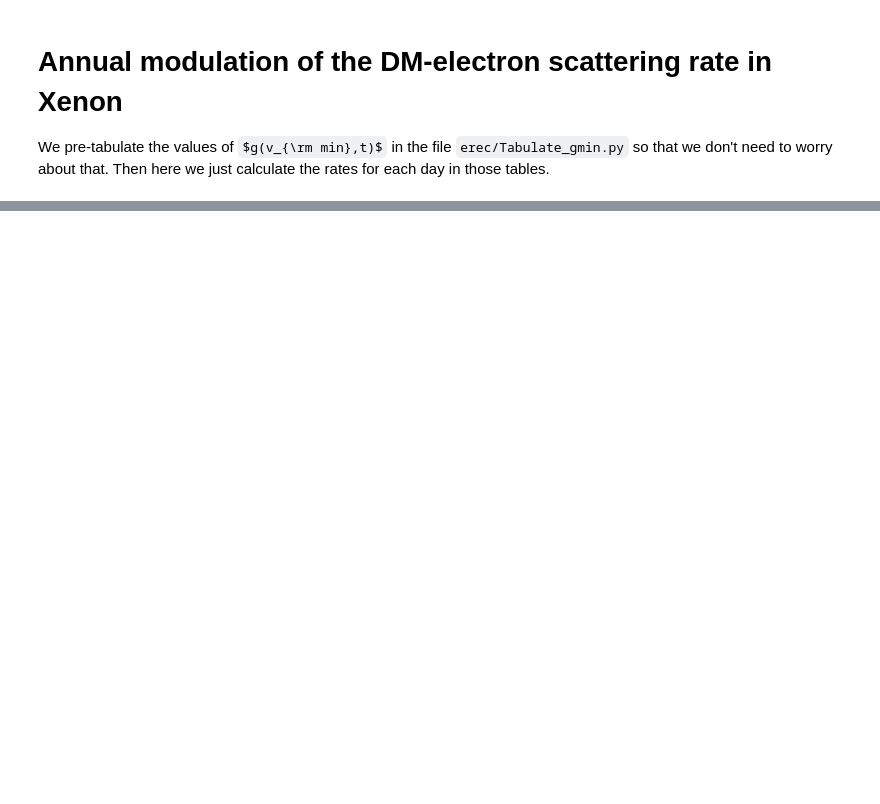
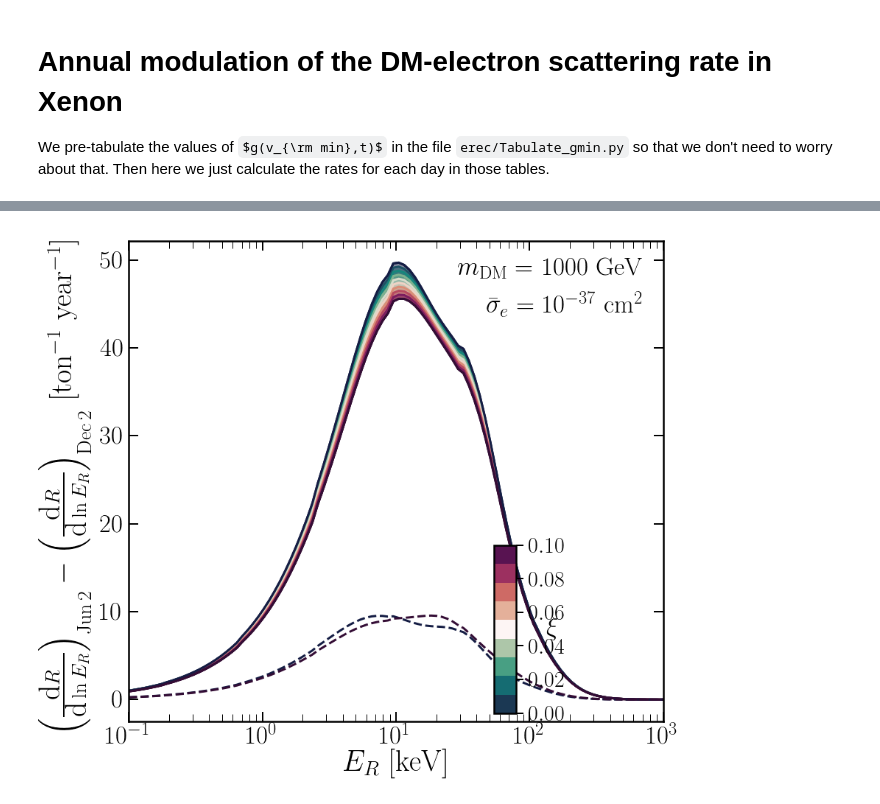
Before and after one commit to anirbandas89/DarkElectronRecoils, a Jupyter notebook: notebooks/AnnualModulation.ipynb, the cells around one changed output, grey strips where cells are left out. Saved outputs shown, nothing was run; the diff lists cells and outputs as text; code cells hidden in the pictures; some formulas as TeX source; blank space fills up the shorter version.

```diff
--- a/notebooks/AnnualModulation.ipynb
+++ b/notebooks/AnnualModulation.ipynb
@@ -20,14 +20,21 @@ nt = shape(dat1)[0]-1
 vmin = dat1[0,:]
 nv = size(vmin)
 gmin_Halo = dat1[1:,:]
-
 dat1 = loadtxt('../data/gvmin/gvmin_Saus.txt')
 gmin_Saus = dat1[1:,:]
-
 dat1 = loadtxt('../data/gvmin/gvmin_S1.txt')
 gmin_S1 = dat1[1:,:]
-
 dat1 = loadtxt('../data/gvmin/gvmin_S2.txt')
 gmin_S2 = dat1[1:,:]
 
+# gf
+dat1 = loadtxt('../data/gvmin/gvmin_Halo_gf.txt')
+gmin_Halo_gf = dat1[1:,:]
+dat1 = loadtxt('../data/gvmin/gvmin_Saus_gf.txt')
+gmin_Saus_gf = dat1[1:,:]
+dat1 = loadtxt('../data/gvmin/gvmin_S1_gf.txt')
+gmin_S1_gf = dat1[1:,:]
+dat1 = loadtxt('../data/gvmin/gvmin_S2_gf.txt')
+gmin_S2_gf = dat1[1:,:]
+
 days = linspace(0.0,365-365/(1.0*nt),nt)
@@ -181,3 +222,83 @@ savetxt('../data/rates/dRdlnE_10GeV_HeavyMediator_S2.txt',vstack((E_r_vals,R_H_S
 savetxt('../data/rates/dRdlnE_1000GeV_HeavyMediator_S2.txt',vstack((E_r_vals,R_H_S2[:,:,1])),delimiter='\t',fmt="%1.12f")
 savetxt('../data/rates/dRdlnE_10GeV_LightMediator_S2.txt',vstack((E_r_vals,R_L_S2[:,:,0])),delimiter='\t',fmt="%1.12f")
 savetxt('../data/rates/dRdlnE_1000GeV_LightMediator_S2.txt',vstack((E_r_vals,R_L_S2[:,:,1])),delimiter='\t',fmt="%1.12f")
+# %%
+def ModulationAmplitude(dRv):
+    Jun2 = argmin(abs(days-152.0))
+    Dec2 = argmin(abs(days-336.0))
+    ni = shape(dRv)[1]
+    Rdiffv = zeros(shape=ni)
+    for i in range(0,ni):
+        Rdiffv[i] = dRv[Jun2,i]-dRv[Dec2,i]
+    return Rdiffv
+
+xlab = r'$E_R$ [keV]'
+ylab = r"$\left(\frac{\textrm{d}R}{\textrm{d}\ln E_R}\right)_{\rm Jun\,2} - \left(\frac{\textrm{d}R}{\textrm{d}\ln E_R}\right)_{\rm Dec\,2}$ [ton$^{-1}$ year$^{-1}$]"
+fig,ax1 = MySquarePlot(xlab,ylab,tfs=35,lfs=40)
+
+n_xi = 10
+xi_max = 0.1
+xi_vals = linspace(0,xi_max,n_xi)
+col = (cmocean.cm.curl(linspace(0,1,n_xi)))
+cmap = cmocean.cm.curl
+
+x = E_r_vals*1000
+
+def PlotModulationAmplitude(ax,dR0,dR0_gf,dR,dR_gf):
+    y2_gf = ModulationAmplitude(xi_max*dR_gf+(1-xi_max)*dR0_gf)
+    for i in range(0,n_xi):
+        y_gf = ModulationAmplitude(xi_vals[i]*dR_gf+(1-xi_vals[i])*dR0_gf)
+        ax.fill_between(x,y_gf,y2=y2_gf,color=col[i,:],alpha=0.5)
+        ax.plot(x,y_gf,'-',color=col[i,:],linewidth=3)
+
+    ax.plot(x,ModulationAmplitude(dR0_gf),linewidth=3,color=col[0,:])
+    ax.plot(x,y2_gf,linewidth=3,color=col[-1,:])
+
+    y2 = ModulationAmplitude(xi_max*dR+(1-xi_max)*dR0)
+    for i in range(0,n_xi):
+        y = ModulationAmplitude(xi_vals[i]*dR+(1-xi_vals[i])*dR0)
+        ax.fill_between(x,y,y2=y2,color=col[i,:],alpha=0.0)
+    ax.plot(x,ModulationAmplitude(dR0),'--',linewidth=3,color=col[0,:])
+    ax.plot(x,y2,'--',linewidth=3,color=col[-1,:])
+    return
+
+im = 1
+PlotModulationAmplitude(ax1,R_H_SHMpp[:,:,im],R_H_SHMpp_gf[:,:,im],R_H_S1[:,:,im],R_H_S1_gf[:,:,im])
+
+plt.gcf().text(0.87,0.82,r'$m_{\rm DM} = $ '+str(int(m[im]))+' GeV',fontsize=35,horizontalalignment='right')
+plt.gcf().text(0.87,0.76,r'$\bar{\sigma}_e = 10^{'+str(int(log10(sigma_e)))+'}$ cm$^2$',fontsize=35,horizontalalignment='right')
+ax1.set_xscale('log')
+#ax1.set_yscale('log')
+xmin = x[0]
+xmax = x[-1]
+#ymin =
+#ymax =
+
+#plt.fill_between([0,1],[ymax,ymax],y2=ymin,alpha=0.5,color='gray',edgecolor='none',zorder=5)
+#ax1.plot([0,100],[0,0],'k:',lw=3)
+ax1.set_xlim(left=xmin,right=xmax)
+#ax1.set_ylim(bottom=ymin,top=ymax)
+#ax1.plot([-1.2,-2.0],[1.3,1.3], 'k-',linewidth=3.5,label='with GF')
+#ax1.plot([-1.2,-2.0],[1.18,1.18], 'k--',linewidth=3.5,label='without GF.')
+
+# Custom colorbar
+import matplotlib as mpl
+from mpl_toolkits.axes_grid1.inset_locator import inset_axes
+cbaxes = inset_axes(ax1, width="15%", height="30%", bbox_to_anchor=[460, -395, 200, 760])
+norm = mpl.colors.Normalize(vmin=0,vmax=xi_vals[-1])
+sm = plt.cm.ScalarMappable(cmap=cmap, norm=norm)
+sm.set_array([])
+plt.colorbar(sm,cax=cbaxes,ticks=arange(0.0,xi_vals[-1]+0.02,0.02),boundaries=linspace(0,xi_vals[-1],n_xi),orientation='vertical')
+f = plt.gcf().get_children()
+cbar = f[2]
+cbar.tick_params(labelsize=30)
+cbar.tick_params(which='major',direction='out',width=2,length=10,right=True,top=False,pad=7)
+cbar.tick_params(which='minor',direction='out',width=2,length=7,right=True,top=False)
+plt.gcf().text(0.73,0.26,r'$\xi$',fontsize=35,color='k')
+
+plt.show()
+pltname = ''
+fig.savefig('../plots/'+pltname+'.pdf',bbox_inches='tight')
+fig.savefig('../plots/plots_png/'+pltname+'.png',bbox_inches='tight')
+# %% [output]
+[figure, added]
```
Also changed, not shown: parts of 6 cells of this notebook, 14 other files.
